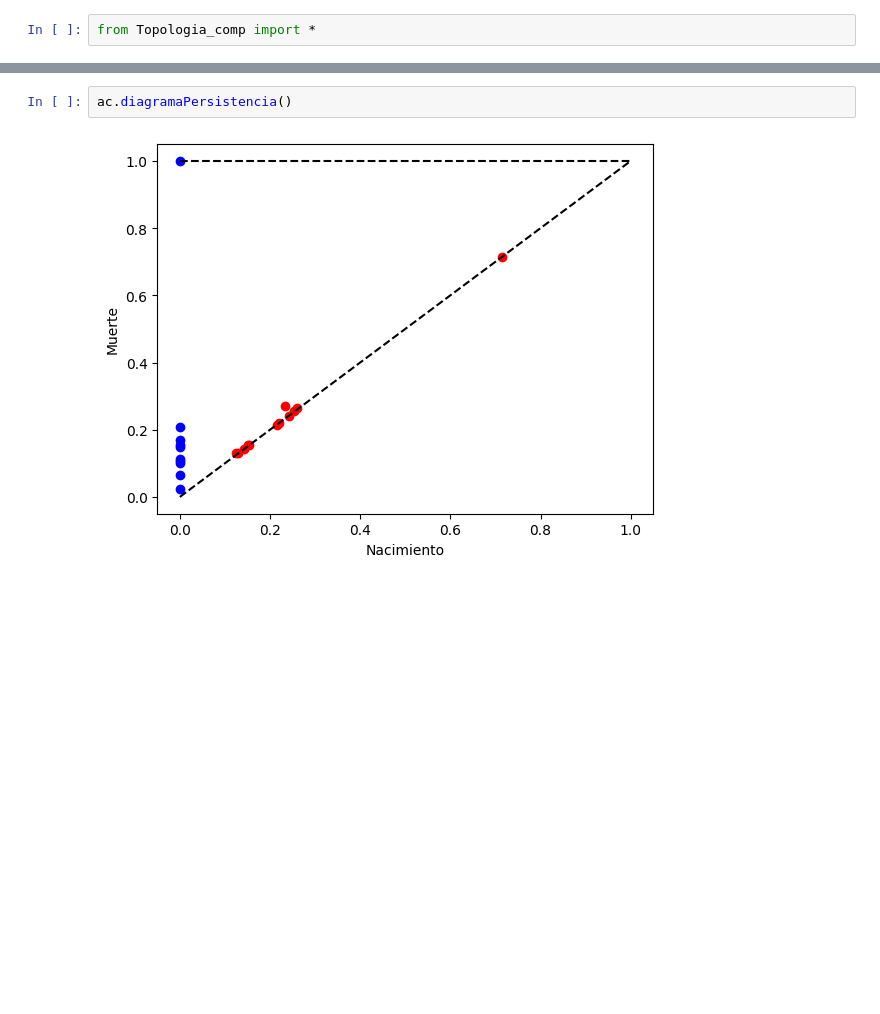
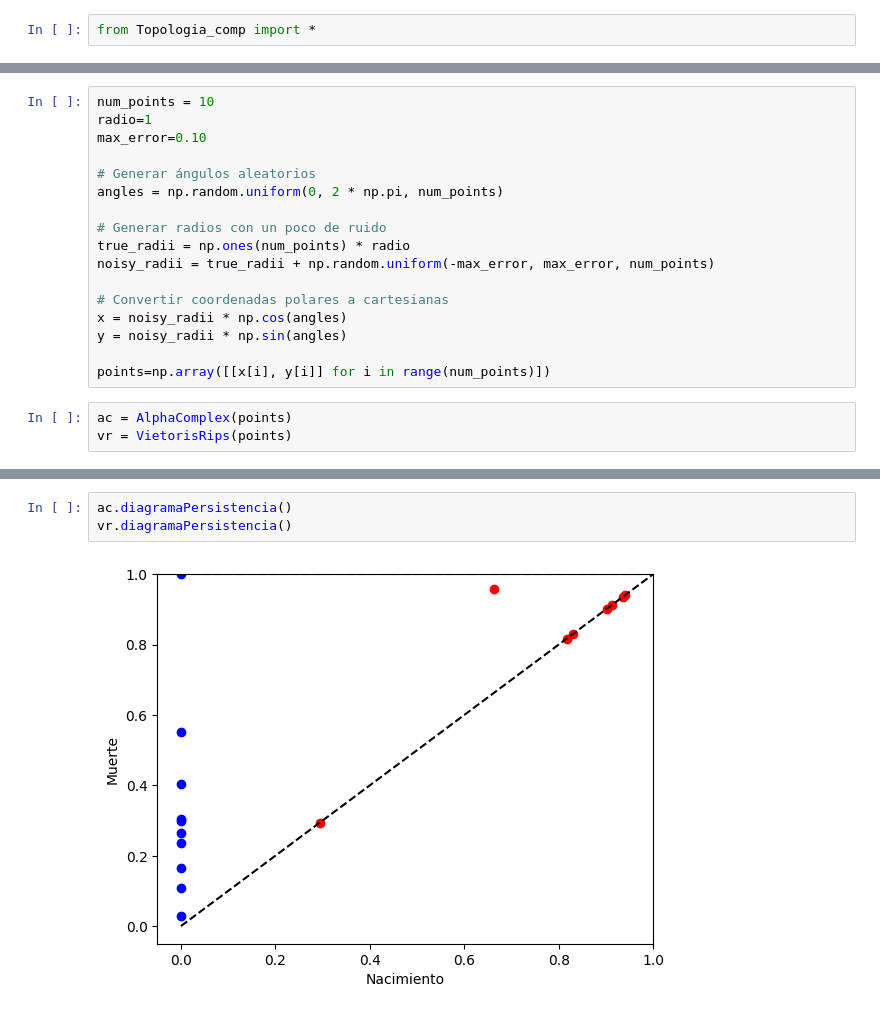
Before and after one commit to asiermhpsm/Topologia_Computacional, a Jupyter notebook: Practica4.ipynb, the cells around one changed output, grey strips where cells are left out. Saved outputs shown, nothing was run; the diff lists cells and outputs as text; blank space fills up the shorter version.

```diff
--- a/Practica4.ipynb
+++ b/Practica4.ipynb
@@ -12,0 +9,20 @@ ac = AlphaComplex([(0.38021546727456423, 0.46419202339598786), (0.79516282976722
+# %%
+num_points = 10
+radio=1
+max_error=0.10
+
+# Generar ángulos aleatorios
+angles = np.random.uniform(0, 2 * np.pi, num_points)
+
+# Generar radios con un poco de ruido
+true_radii = np.ones(num_points) * radio
+noisy_radii = true_radii + np.random.uniform(-max_error, max_error, num_points)
+
+# Convertir coordenadas polares a cartesianas
+x = noisy_radii * np.cos(angles)
+y = noisy_radii * np.sin(angles)
+
+points=np.array([[x[i], y[i]] for i in range(num_points)])
+# %%
+ac = AlphaComplex(points)
+vr = VietorisRips(points)
@@ -13,4 +33,5 @@ ac = AlphaComplex([(0.38021546727456423, 0.46419202339598786), (0.79516282976722
 # %%
 ac.diagramaPersistencia()
+vr.diagramaPersistencia()
 # %% [output]
-[figure, old version]
+[figure, new version]
```
Also changed, not shown: parts of 7 cells of this notebook, 7 other files.
